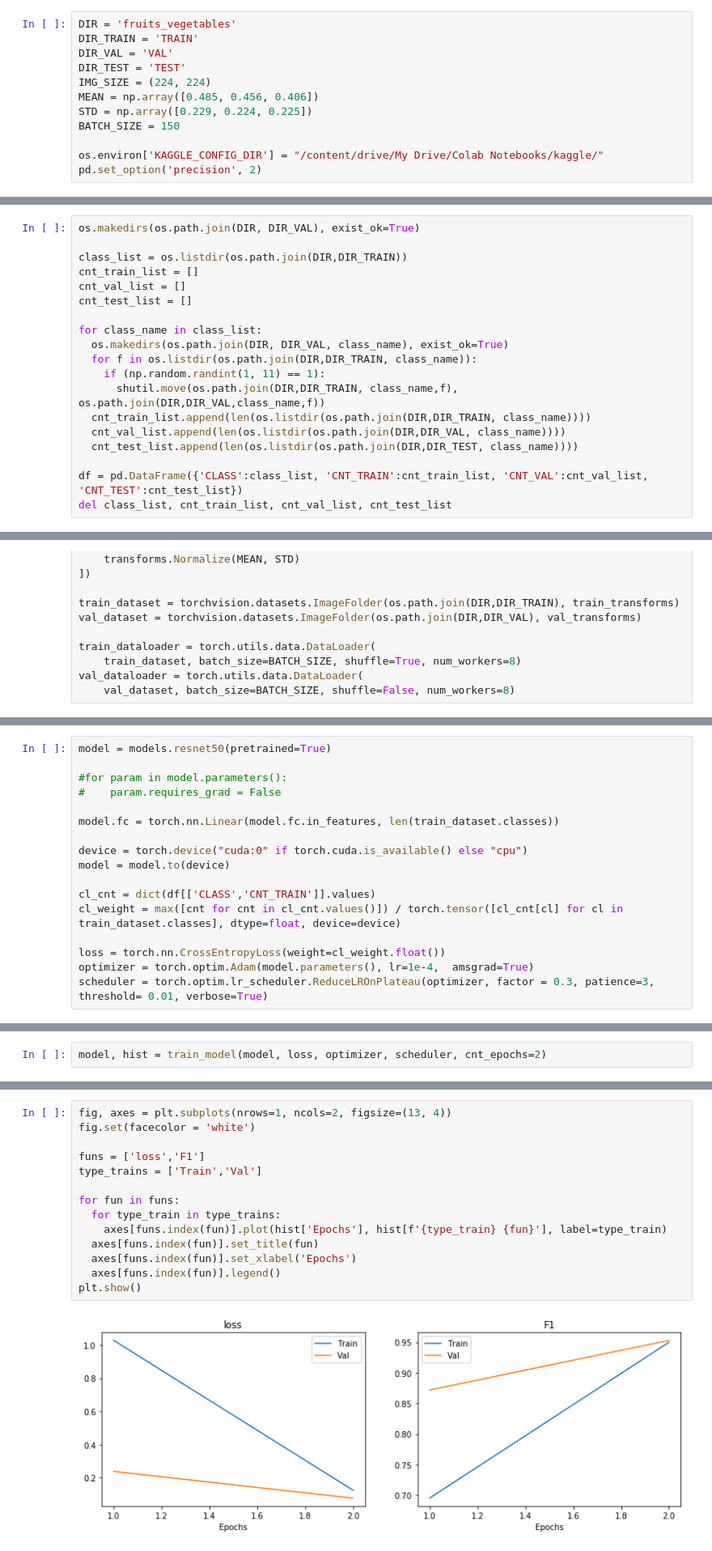
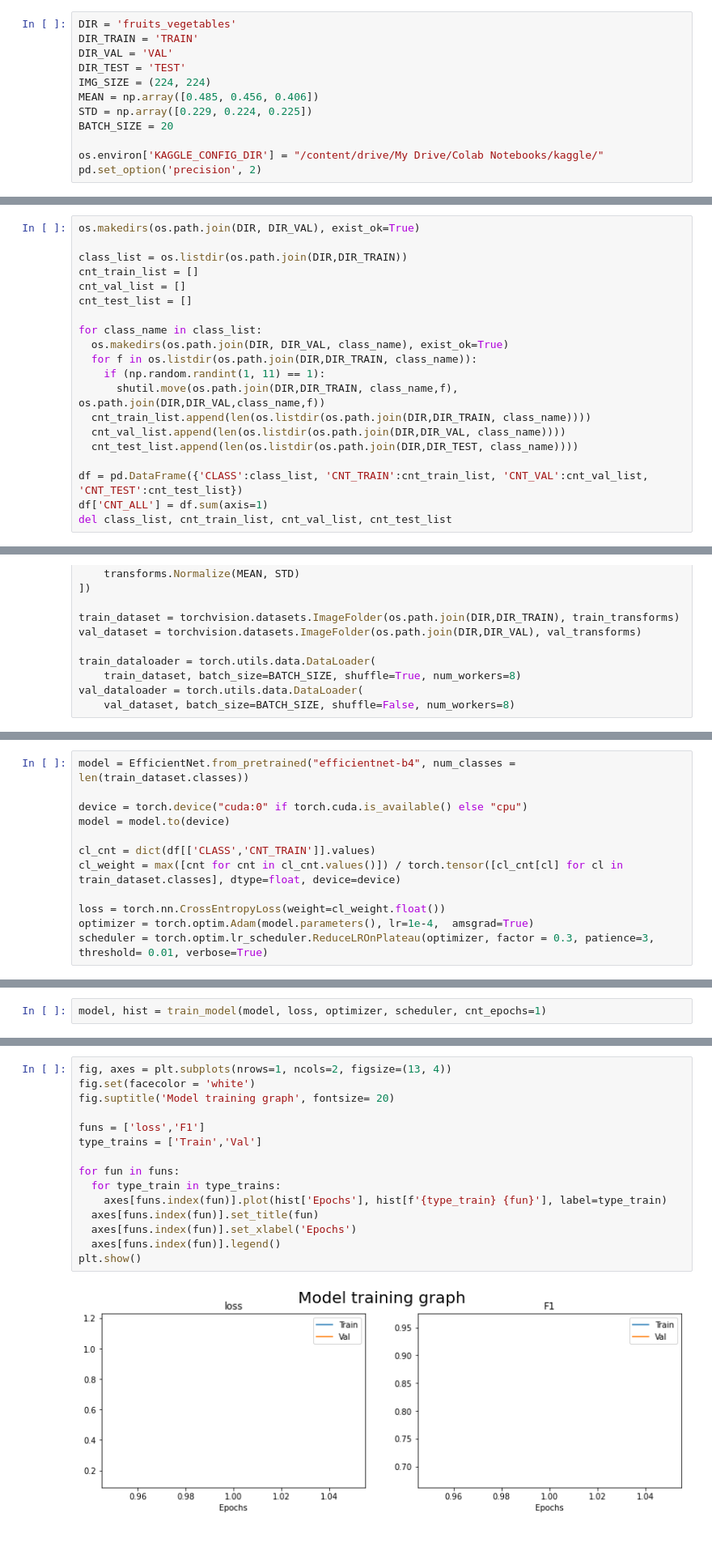
Before and after one commit to MihailMV/Fruits-and-vegetables, a Jupyter notebook: NN_fruits_and_vegetables.ipynb, the cells around one changed output, grey strips where cells are left out. Shown at 81% size. Saved outputs shown, nothing was run; the diff lists cells and outputs as text.

```diff
--- a/NN_fruits_and_vegetables.ipynb
+++ b/NN_fruits_and_vegetables.ipynb
@@ -27,7 +49,7 @@ DIR_TEST = 'TEST'
 IMG_SIZE = (224, 224)
 MEAN = np.array([0.485, 0.456, 0.406])
 STD = np.array([0.229, 0.224, 0.225])
-BATCH_SIZE = 150
+BATCH_SIZE = 20
 
 os.environ['KAGGLE_CONFIG_DIR'] = "/content/drive/My Drive/Colab Notebooks/kaggle/"
 pd.set_option('precision', 2)
@@ -75,6 +97,7 @@ for class_name in class_list:
   cnt_test_list.append(len(os.listdir(os.path.join(DIR,DIR_TEST, class_name))))
 
 df = pd.DataFrame({'CLASS':class_list, 'CNT_TRAIN':cnt_train_list, 'CNT_VAL':cnt_val_list, 'CNT_TEST':cnt_test_list})
+df['CNT_ALL'] = df.sum(axis=1)
 del class_list, cnt_train_list, cnt_val_list, cnt_test_list
 # %%
 df
@@ -207,12 +220,7 @@ def train_model(model, fun_loss, optimizer, scheduler, cnt_epochs, hist = None):
     print(f"Epoch {epoch}/{start_epoch+cnt_epochs-1}: Train: Loss: {hist['Train loss'][-1]:.4f}, F1 score: {hist['Train F1'][-1]:.4f}   Val: Loss: {hist['Val loss'][-1]:.4f}, F1 score: {hist['Val F1'][-1]:.4f}")
   return model, hist
 # %%
-model = models.resnet50(pretrained=True)
-
-#for param in model.parameters():
-#    param.requires_grad = False
-
-model.fc = torch.nn.Linear(model.fc.in_features, len(train_dataset.classes))
+model = EfficientNet.from_pretrained("efficientnet-b4", num_classes = len(train_dataset.classes))
 
 device = torch.device("cuda:0" if torch.cuda.is_available() else "cpu")
 model = model.to(device)
@@ -226,3 +236,3 @@ scheduler = torch.optim.lr_scheduler.ReduceLROnPlateau(optimizer, factor = 0.3,
 # %%
-model, hist = train_model(model, loss, optimizer, scheduler, cnt_epochs=2)
+model, hist = train_model(model, loss, optimizer, scheduler, cnt_epochs=1)
 # %% [output]
@@ -233,19 +240,20 @@ Epoch 2/2: Train: Loss: 0.1252, F1 score: 0.9500   Val: Loss: 0.0778, F1 score:
 # %%
 fig, axes = plt.subplots(nrows=1, ncols=2, figsize=(13, 4))
 fig.set(facecolor = 'white')
+fig.suptitle('Model training graph', fontsize= 20)
 
 funs = ['loss','F1']
 type_trains = ['Train','Val']
 
 for fun in funs:
   for type_train in type_trains:
     axes[funs.index(fun)].plot(hist['Epochs'], hist[f'{type_train} {fun}'], label=type_train)
   axes[funs.index(fun)].set_title(fun)
   axes[funs.index(fun)].set_xlabel('Epochs')
   axes[funs.index(fun)].legend()
 plt.show()
 # %% [output]
-[figure, old version]
+[figure, new version]
 # %%
 test_dataset = torchvision.datasets.ImageFolder(os.path.join(DIR,DIR_TEST), val_transforms)
 test_dataloader = torch.utils.data.DataLoader(test_dataset, batch_size=BATCH_SIZE, shuffle=False, num_workers=8)
```
Also changed, not shown: parts of 49 cells of this notebook.
